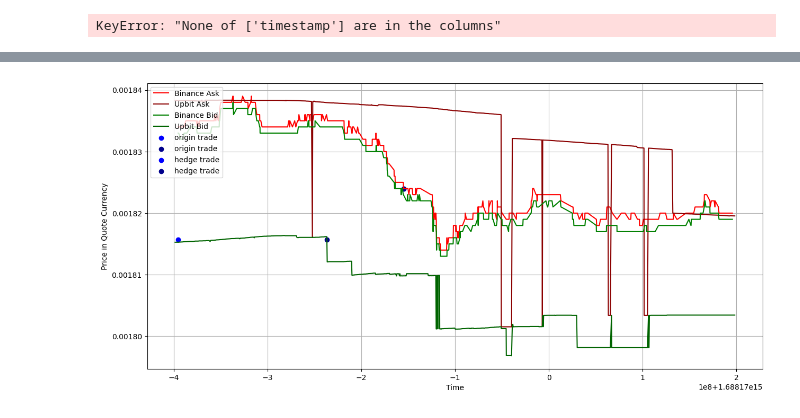
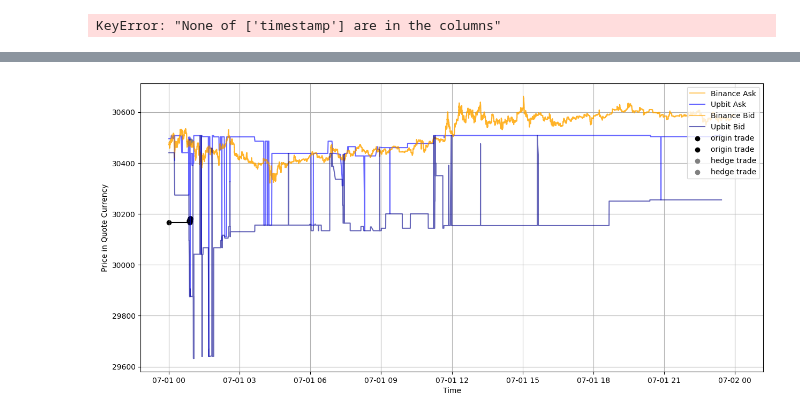
Before and after one commit to jaNGOB/pySimX, a Jupyter notebook: pySimX/examples/Cross Exchange Example.ipynb, the cells around one changed output, grey strips where cells are left out. Drawn from its saved outputs; the diff is of its cells as text; code cells hidden in the pictures.

```diff
--- a/pySimX/examples/Cross Exchange Example.ipynb
+++ b/pySimX/examples/Cross Exchange Example.ipynb
@@ -70,9 +73,9 @@ upbit_trades_lst =  upbit_trades_data[['timestamp', 'id', 'side', 'price', 'amou
 # %%
 symbol = base + quote
 
-hedging = TOB_Exchange(latency=[5000, 0.29])
+hedging = TOB_Exchange(latency=LogNormalLatency(5000, 0.3))
 hedging.add_market(symbol, base, quote)
-hedging.add_balance(base, 0.2)
-hedging.add_balance(quote, 10_000)
+hedging.add_balance(base, 0.3)
+hedging.add_balance(quote, 0)
 hedging.load_tob(binance_lst, symbol)
 hedging.load_trades(binance_trades_lst, symbol)
@@ -79,7 +95,7 @@ hedging.load_trades(binance_trades_lst, symbol)
 # %%
-origin = TOB_Exchange(latency=[5000, 0.29])
+origin = TOB_Exchange(latency=LogNormalLatency(5000, 0.3))
 origin.add_market(symbol, base, quote)
-origin.add_balance(base, 0.2)
+origin.add_balance(base, 0)
 origin.add_balance(quote, 10_000)
 origin.load_tob(upbit_lst, symbol)
 origin.load_trades(upbit_trades_lst, symbol)
@@ -292,0 +319,4 @@ DatetimeIndex(['2023-07-01 00:00:04.555574', '2023-07-01 00:00:04.648000',
+# %%
+o_trades = pd.DataFrame(origin.trades)
+h_trades = pd.DataFrame(hedging.trades)
+orders = pd.DataFrame(origin.orders)
@@ -292,0 +348,3 @@ DatetimeIndex(['2023-07-01 00:00:04.555574', '2023-07-01 00:00:04.648000',
+# %%
+binance_data.index = pd.to_datetime(binance_data.index, unit='us')
+upbit_data.index = pd.to_datetime(upbit_data.index, unit='us')
@@ -293,19 +366,21 @@ DatetimeIndex(['2023-07-01 00:00:04.555574', '2023-07-01 00:00:04.648000',
 # %%
 fig, ax = plt.subplots(figsize=(15,7), facecolor='white')
 
-ax.plot(binance_data.loc[start:end, 'ask_price'], label='Binance Ask', color='red')
-ax.plot(upbit_data.loc[start:end, 'ask_price'], label='Upbit Ask', color='darkred')
-ax.plot(binance_data.loc[start:end, 'bid_price'], label='Binance Bid', color='green')
-ax.plot(upbit_data.loc[start:end, 'bid_price'], label='Upbit Bid', color='darkgreen')
+ax.plot(binance_data['ask_price'], label='Binance Ask', color='orange', alpha=0.6)
+ax.plot(upbit_data['ask_price'], label='Upbit Ask', color='blue', alpha=0.6)
+ax.plot(binance_data['bid_price'], label='Binance Bid', color='orange', alpha=0.6)
+ax.plot(upbit_data['bid_price'], label='Upbit Bid', color='darkblue', alpha=0.6)
 
-ax.scatter(o_trades.entryTime[0], o_trades.price[0], color='blue', label='origin trade')
-ax.scatter(o_trades.eventTime[0], o_trades.price[0], color='darkblue', label='origin trade')
-ax.scatter(h_trades.entryTime[0], h_trades.price[0], color='blue', label='hedge trade')
-ax.scatter(h_trades.eventTime[0], h_trades.price[0], color='darkblue', label='hedge trade')
+ax.scatter(o_trades.entryTime, o_trades.price, color='black', label='origin trade')
+ax.scatter(o_trades.eventTime, o_trades.price, color='black', label='origin trade')
+ax.scatter(h_trades.entryTime, h_trades.price, color='grey', label='hedge trade')
+ax.scatter(h_trades.eventTime, h_trades.price, color='grey', label='hedge trade')
+
+ax.hlines(y=orders.price, xmin=orders.entryTime, xmax=orders.eventTime, colors='black', alpha=1, linestyles='solid')
 
 ax.set_xlabel('Time')
 ax.set_ylabel('Price in Quote Currency')
-ax.legend(loc=2)
+ax.legend(loc=1)
 ax.grid()
 # %% [output]
-[figure, old version]
+[figure, new version]
```
Also changed, not shown: parts of 22 cells of this notebook, 1 other file.
